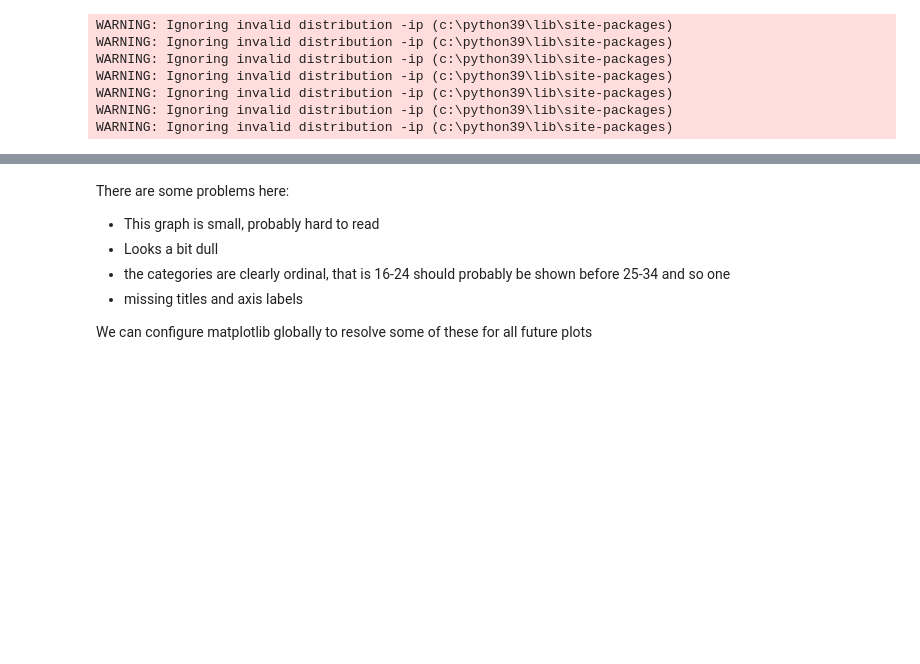
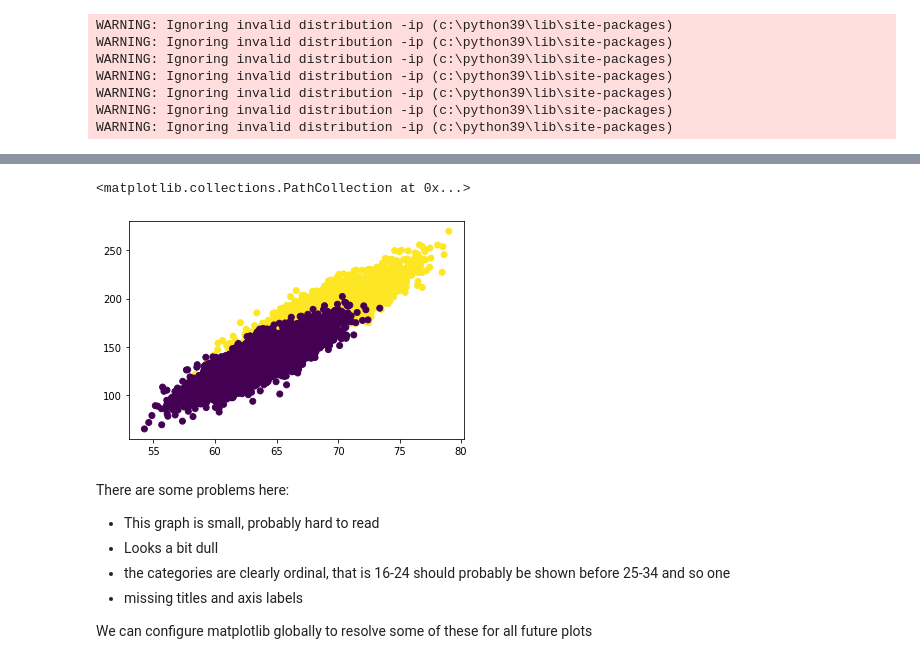
Before and after one commit to UKDataServiceOpen/Synthetic-Data, a Jupyter notebook: code-demo/CodeDemo-Basics.ipynb, the cells around one changed output, grey strips where cells are left out. Cells and saved outputs as stored; diff of their text form; code cells hidden in the pictures; blank space fills up the shorter version.

```diff
--- a/code-demo/CodeDemo-Basics.ipynb
+++ b/code-demo/CodeDemo-Basics.ipynb
@@ -195,3 +201,9 @@ df.age_group.value_counts().plot(kind='bar')
+# %%
+plt.scatter(df.Height,df.Weight, c = pd.Categorical(df.Gender).codes) # a scatter plot of height X weight using matplotlib
+                                                                      # this time
+# %% [output]
+<matplotlib.collections.PathCollection at 0x...>
+[figure, added]
 # %% [markdown]
 There are some problems here:
 * This graph is small, probably hard to read
```
Also changed, not shown: parts of 42 cells of this notebook.
